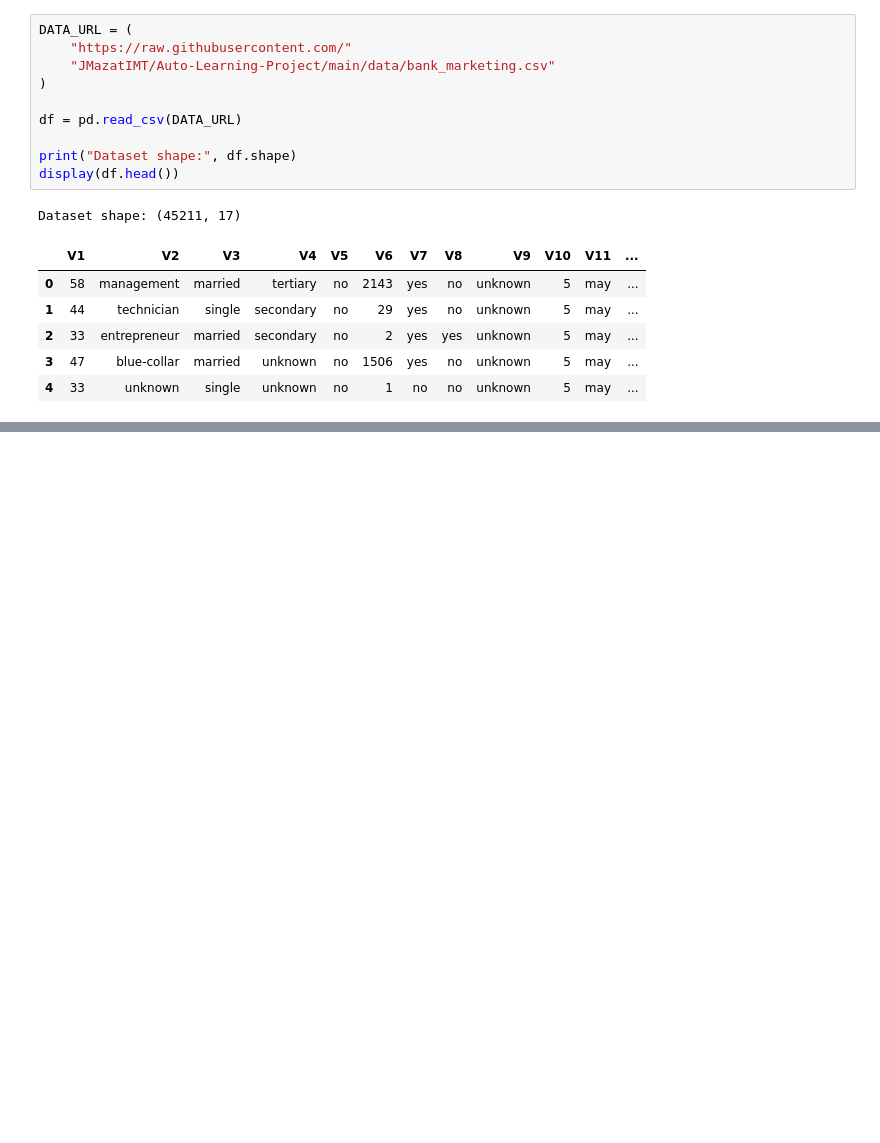
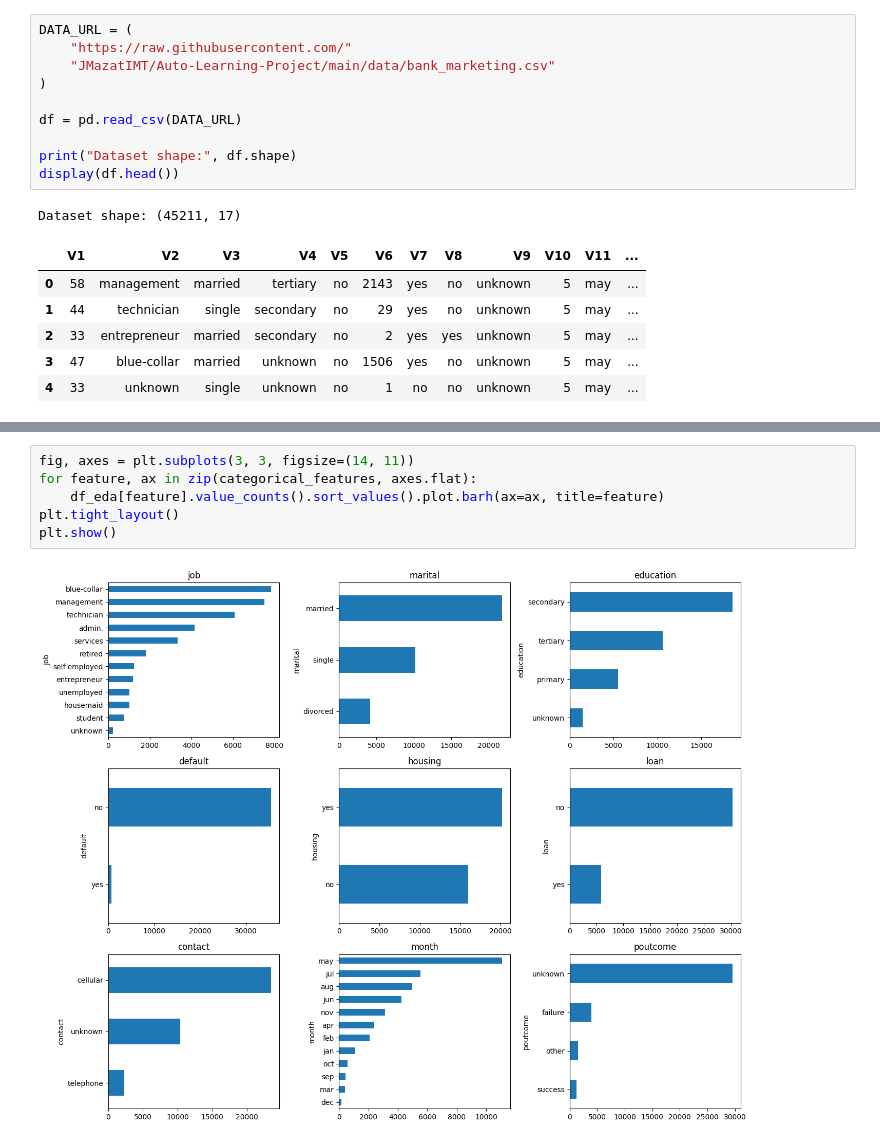
Before and after one commit to JMazatIMT/Auto-Learning-Project, a Jupyter notebook: bank_marketing.ipynb, the cells around one changed output, grey strips where cells are left out. Drawn from its saved outputs; the diff is of its cells as text; blank space fills up the shorter version.

```diff
--- a/bank_marketing.ipynb
+++ b/bank_marketing.ipynb
@@ -40,0 +163,8 @@ Dataset shape: (45211, 17)
+# %%
+fig, axes = plt.subplots(3, 3, figsize=(14, 11))
+for feature, ax in zip(categorical_features, axes.flat):
+    df_eda[feature].value_counts().sort_values().plot.barh(ax=ax, title=feature)
+plt.tight_layout()
+plt.show()
+# %% [output]
+[figure, added]
```
Also changed, not shown: parts of 16 cells of this notebook.
